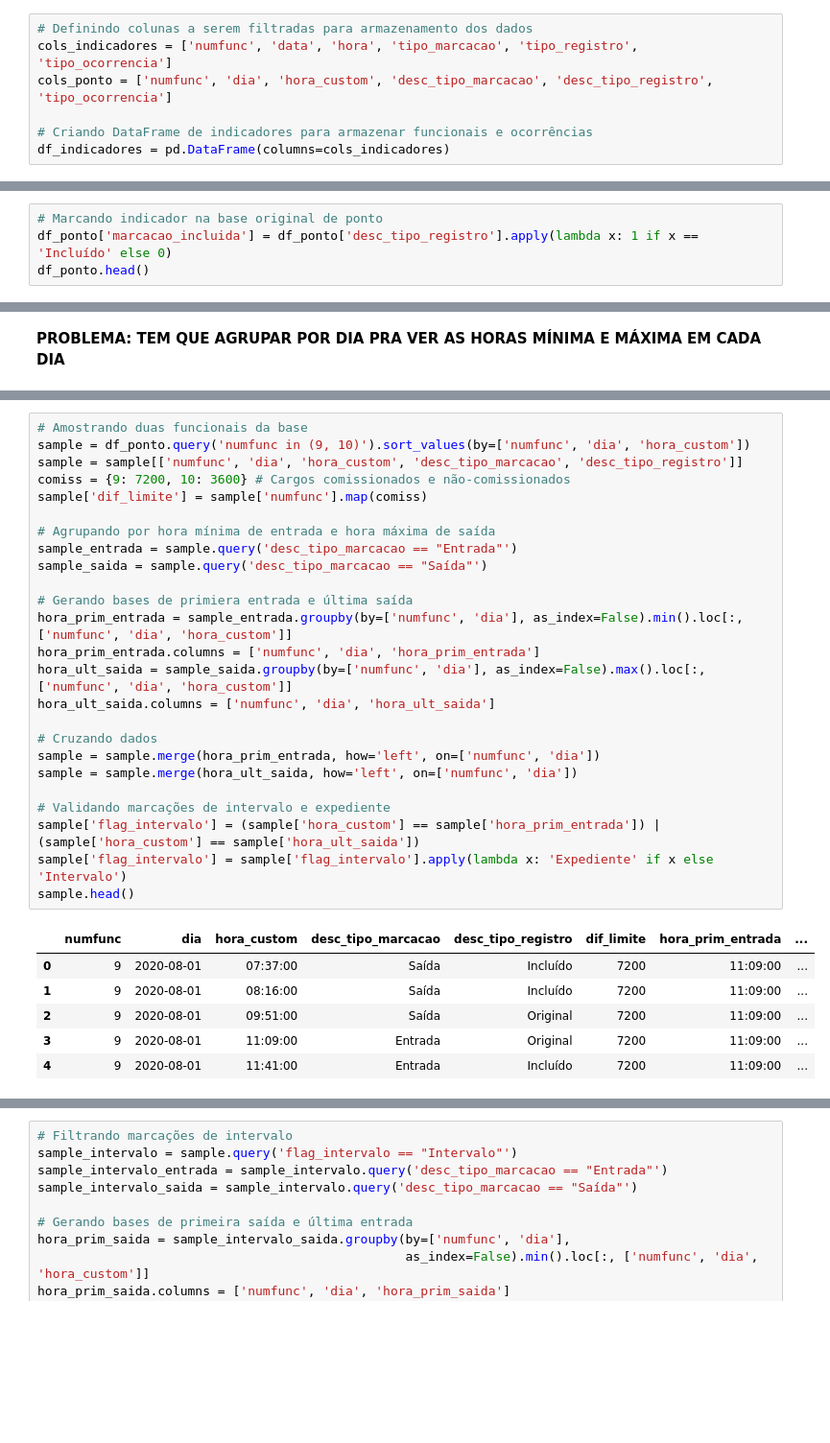
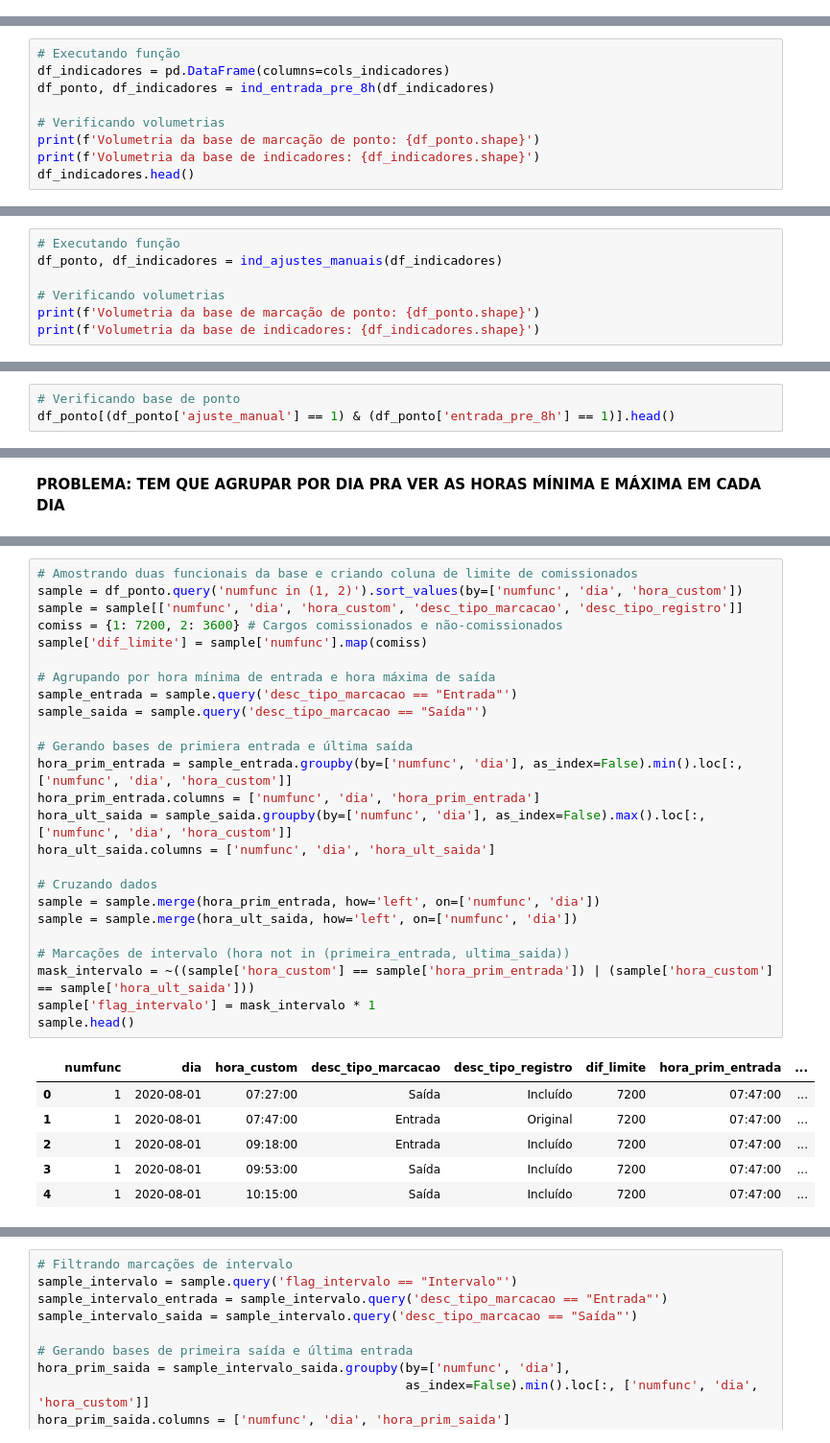
Before and after one commit to ThiagoPanini/programming_languages, a Jupyter notebook: bank-stuff/gt-trab/dev/python/testing_useful_functions.ipynb, the cells around one changed output, grey strips where cells are left out. Shown at 96% size. Drawn from its saved outputs; the diff is of its cells as text; blank space fills up the shorter version.

```diff
--- a/bank-stuff/gt-trab/dev/python/testing_useful_functions.ipynb
+++ b/bank-stuff/gt-trab/dev/python/testing_useful_functions.ipynb
@@ -191,7 +224,0 @@ df_ponto.head()
-# %%
-# Definindo colunas a serem filtradas para armazenamento dos dados
-cols_indicadores = ['numfunc', 'data', 'hora', 'tipo_marcacao', 'tipo_registro', 'tipo_ocorrencia']
-cols_ponto = ['numfunc', 'dia', 'hora_custom', 'desc_tipo_marcacao', 'desc_tipo_registro', 'tipo_ocorrencia']
-
-# Criando DataFrame de indicadores para armazenar funcionais e ocorrências
-df_indicadores = pd.DataFrame(columns=cols_indicadores)
@@ -218,0 +259,9 @@ Dimensões da base de indicadores de ocorrências: (2129, 6)
+# %%
+# Executando função
+df_indicadores = pd.DataFrame(columns=cols_indicadores)
+df_ponto, df_indicadores = ind_entrada_pre_8h(df_indicadores)
+
+# Verificando volumetrias
+print(f'Volumetria da base de marcação de ponto: {df_ponto.shape}')
+print(f'Volumetria da base de indicadores: {df_indicadores.shape}')
+df_indicadores.head()
@@ -228,0 +321,7 @@ _Escopo:_ Recorrência de marcações incluídas em um mês
+# %%
+# Executando função
+df_ponto, df_indicadores = ind_ajustes_manuais(df_indicadores)
+
+# Verificando volumetrias
+print(f'Volumetria da base de marcação de ponto: {df_ponto.shape}')
+print(f'Volumetria da base de indicadores: {df_indicadores.shape}')
@@ -229,6 +331,5 @@ _Escopo:_ Recorrência de marcações incluídas em um mês
 # %%
-# Marcando indicador na base original de ponto
-df_ponto['marcacao_incluida'] = df_ponto['desc_tipo_registro'].apply(lambda x: 1 if x == 'Incluído' else 0)
-df_ponto.head()
+# Verificando base de ponto
+df_ponto[(df_ponto['ajuste_manual'] == 1) & (df_ponto['entrada_pre_8h'] == 1)].head()
 # %% [output]
 |  | mesref | numfunc | racf | dia | dia_baliza | desc_tipo_marcacao | desc_tipo_registro | deptid | ... |
@@ -292,32 +387,32 @@ _Escopo:_ Recorrência de marcações de intervalo no início ou no final da jor
 # %%
-# Amostrando duas funcionais da base
-sample = df_ponto.query('numfunc in (9, 10)').sort_values(by=['numfunc', 'dia', 'hora_custom'])
+# Amostrando duas funcionais da base e criando coluna de limite de comissionados
+sample = df_ponto.query('numfunc in (1, 2)').sort_values(by=['numfunc', 'dia', 'hora_custom'])
 sample = sample[['numfunc', 'dia', 'hora_custom', 'desc_tipo_marcacao', 'desc_tipo_registro']]
-comiss = {9: 7200, 10: 3600} # Cargos comissionados e não-comissionados
+comiss = {1: 7200, 2: 3600} # Cargos comissionados e não-comissionados
 sample['dif_limite'] = sample['numfunc'].map(comiss)
 
 # Agrupando por hora mínima de entrada e hora máxima de saída
 sample_entrada = sample.query('desc_tipo_marcacao == "Entrada"')
 sample_saida = sample.query('desc_tipo_marcacao == "Saída"')
 
 # Gerando bases de primiera entrada e última saída
 hora_prim_entrada = sample_entrada.groupby(by=['numfunc', 'dia'], as_index=False).min().loc[:, ['numfunc', 'dia', 'hora_custom']]
 hora_prim_entrada.columns = ['numfunc', 'dia', 'hora_prim_entrada']
 hora_ult_saida = sample_saida.groupby(by=['numfunc', 'dia'], as_index=False).max().loc[:, ['numfunc', 'dia', 'hora_custom']]
 hora_ult_saida.columns = ['numfunc', 'dia', 'hora_ult_saida']
 
 # Cruzando dados
 sample = sample.merge(hora_prim_entrada, how='left', on=['numfunc', 'dia'])
 sample = sample.merge(hora_ult_saida, how='left', on=['numfunc', 'dia'])
 
-# Validando marcações de intervalo e expediente
-sample['flag_intervalo'] = (sample['hora_custom'] == sample['hora_prim_entrada']) | (sample['hora_custom'] == sample['hora_ult_saida'])
-sample['flag_intervalo'] = sample['flag_intervalo'].apply(lambda x: 'Expediente' if x else 'Intervalo')
+# Marcações de intervalo (hora not in (primeira_entrada, ultima_saida))
+mask_intervalo = ~((sample['hora_custom'] == sample['hora_prim_entrada']) | (sample['hora_custom'] == sample['hora_ult_saida']))
+sample['flag_intervalo'] = mask_intervalo * 1
 sample.head()
 # %% [output]
 |  | numfunc | dia | hora_custom | desc_tipo_marcacao | desc_tipo_registro | dif_limite | hora_prim_entrada | ... |
-| 0 | 9 | 2020-08-01 | 07:37:00 | Saída | Incluído | 7200 | 11:09:00 | ... |
-| 1 | 9 | 2020-08-01 | 08:16:00 | Saída | Incluído | 7200 | 11:09:00 | ... |
-| 2 | 9 | 2020-08-01 | 09:51:00 | Saída | Original | 7200 | 11:09:00 | ... |
-| 3 | 9 | 2020-08-01 | 11:09:00 | Entrada | Original | 7200 | 11:09:00 | ... |
-| 4 | 9 | 2020-08-01 | 11:41:00 | Entrada | Incluído | 7200 | 11:09:00 | ... |
+| 0 | 1 | 2020-08-01 | 07:27:00 | Saída | Incluído | 7200 | 07:47:00 | ... |
+| 1 | 1 | 2020-08-01 | 07:47:00 | Entrada | Original | 7200 | 07:47:00 | ... |
+| 2 | 1 | 2020-08-01 | 09:18:00 | Entrada | Incluído | 7200 | 07:47:00 | ... |
+| 3 | 1 | 2020-08-01 | 09:53:00 | Saída | Incluído | 7200 | 07:47:00 | ... |
+| 4 | 1 | 2020-08-01 | 10:15:00 | Saída | Incluído | 7200 | 07:47:00 | ... |
```
Also changed, not shown: parts of 19 cells of this notebook.
